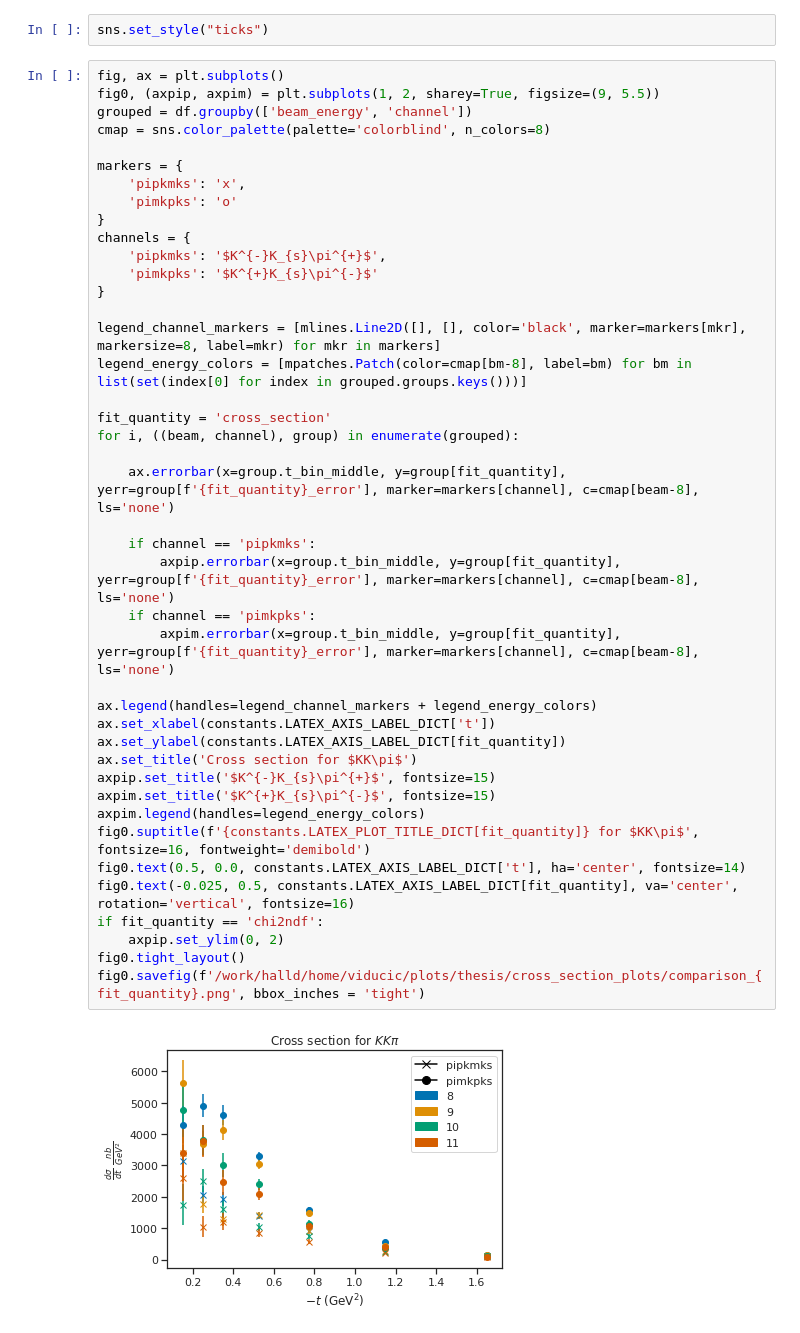
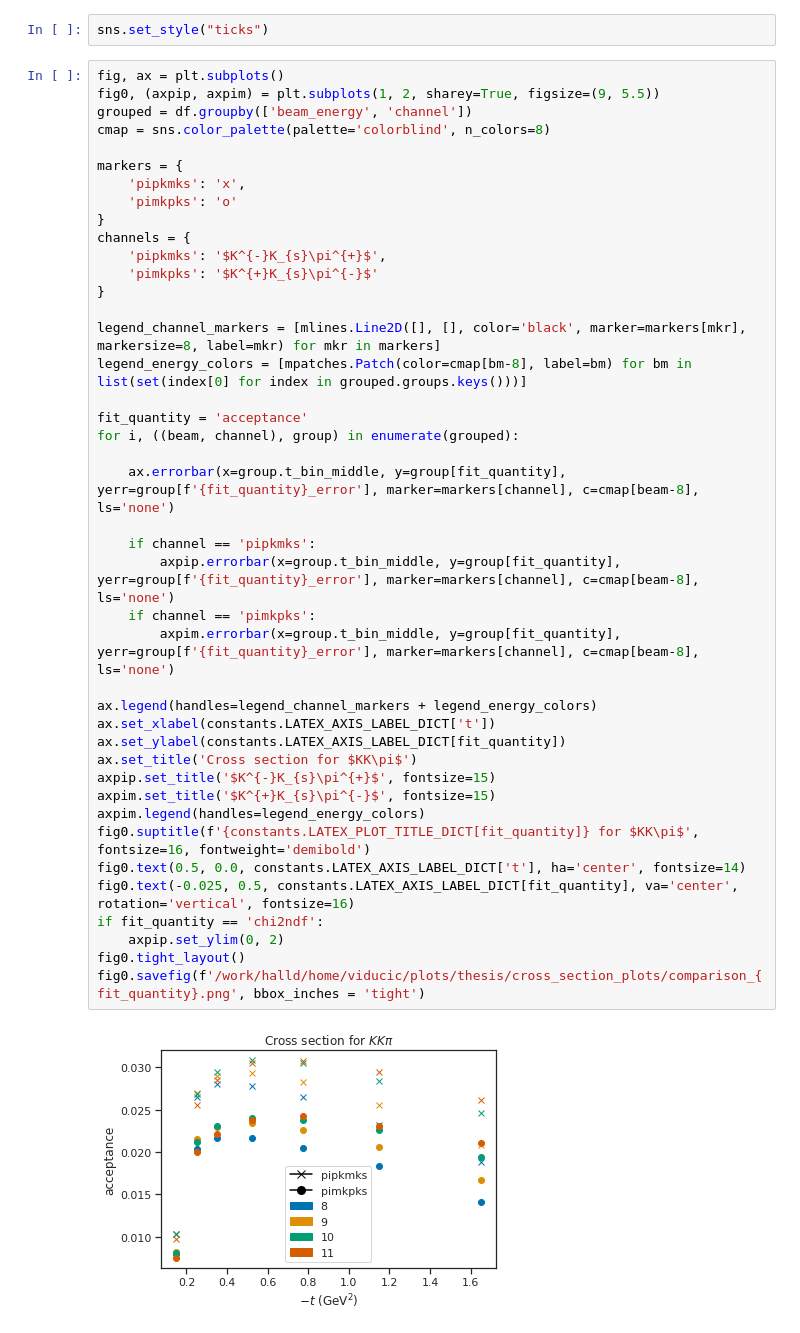
Before and after one commit to tylerviducic/gluex, a Jupyter notebook: scripts/plotting/plot_cs.ipynb, the cells around one changed output. Cells and saved outputs as stored; diff of their text form.

Commit message:
added acceptance ratio plot

```diff
--- a/scripts/plotting/plot_cs.ipynb
+++ b/scripts/plotting/plot_cs.ipynb
@@ -72,32 +74,32 @@ channels = {
     'pimkpks': '$K^{+}K_{s}\pi^{-}$'
 }
 
 legend_channel_markers = [mlines.Line2D([], [], color='black', marker=markers[mkr], markersize=8, label=mkr) for mkr in markers]
 legend_energy_colors = [mpatches.Patch(color=cmap[bm-8], label=bm) for bm in list(set(index[0] for index in grouped.groups.keys()))]
 
-fit_quantity = 'cross_section'
+fit_quantity = 'acceptance'
 for i, ((beam, channel), group) in enumerate(grouped):
 
     ax.errorbar(x=group.t_bin_middle, y=group[fit_quantity], yerr=group[f'{fit_quantity}_error'], marker=markers[channel], c=cmap[beam-8], ls='none')
 
     if channel == 'pipkmks':
         axpip.errorbar(x=group.t_bin_middle, y=group[fit_quantity], yerr=group[f'{fit_quantity}_error'], marker=markers[channel], c=cmap[beam-8], ls='none')
     if channel == 'pimkpks':
         axpim.errorbar(x=group.t_bin_middle, y=group[fit_quantity], yerr=group[f'{fit_quantity}_error'], marker=markers[channel], c=cmap[beam-8], ls='none')
 
 ax.legend(handles=legend_channel_markers + legend_energy_colors)
 ax.set_xlabel(constants.LATEX_AXIS_LABEL_DICT['t'])
 ax.set_ylabel(constants.LATEX_AXIS_LABEL_DICT[fit_quantity])
 ax.set_title('Cross section for $KK\pi$')
 axpip.set_title('$K^{-}K_{s}\pi^{+}$', fontsize=15)
 axpim.set_title('$K^{+}K_{s}\pi^{-}$', fontsize=15)
 axpim.legend(handles=legend_energy_colors)
 fig0.suptitle(f'{constants.LATEX_PLOT_TITLE_DICT[fit_quantity]} for $KK\pi$', fontsize=16, fontweight='demibold')
 fig0.text(0.5, 0.0, constants.LATEX_AXIS_LABEL_DICT['t'], ha='center', fontsize=14)
 fig0.text(-0.025, 0.5, constants.LATEX_AXIS_LABEL_DICT[fit_quantity], va='center', rotation='vertical', fontsize=16)
 if fit_quantity == 'chi2ndf':
     axpip.set_ylim(0, 2)
 fig0.tight_layout()
 fig0.savefig(f'/work/halld/home/viducic/plots/thesis/cross_section_plots/comparison_{fit_quantity}.png', bbox_inches = 'tight')
 # %% [output]
-[figure, old version]
+[figure, new version]
```
Also changed, not shown: parts of 4 cells of this notebook.
